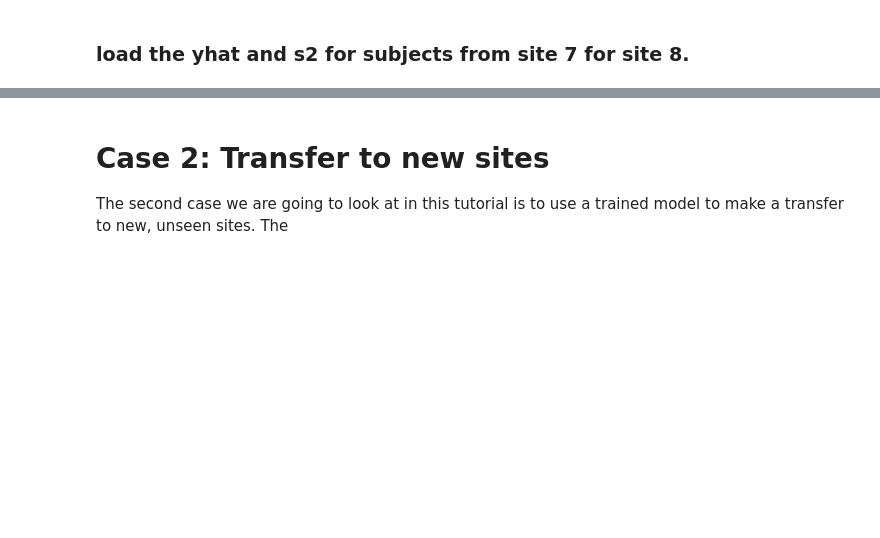
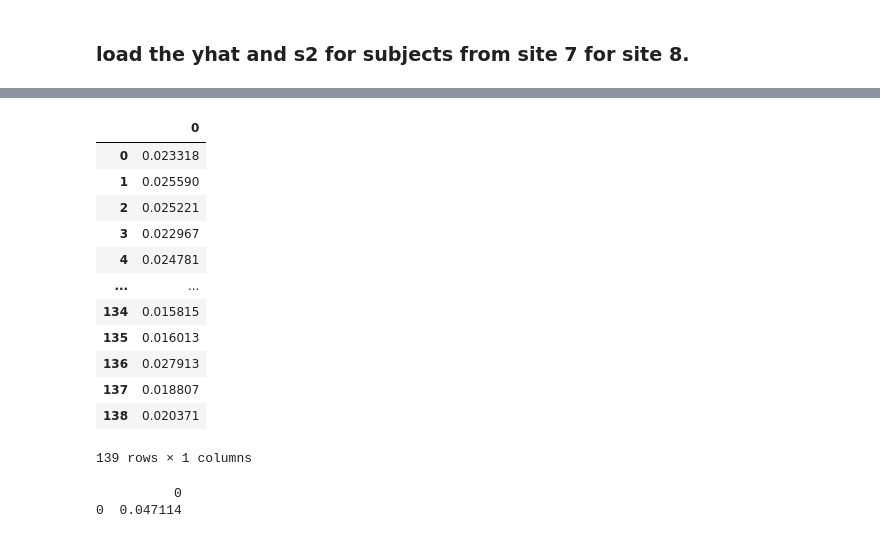
Before and after one commit to predictive-clinical-neuroscience/NM_educational_OHBM24, a Jupyter notebook: slot5_Bayer/03_HBR_site_effects_normative_modelling.ipynb, the cells around one changed output, grey strips where cells are left out. Cells and saved outputs as stored; diff of their text form; code cells hidden in the pictures; blank space fills up the shorter version.

```diff
--- a/slot5_Bayer/03_HBR_site_effects_normative_modelling.ipynb
+++ b/slot5_Bayer/03_HBR_site_effects_normative_modelling.ipynb
@@ -367,8 +737,20 @@ ptk.normative.fit(covfile=covfile,
 # %%
-yhat_forward = ldpkl(os.path.join(processing_dir, "yhat_forward.pkl"))
-yhat_forward
+yhat_transfer = ldpkl(os.path.join(processing_dir, "yhat_transfer1.pkl"))
+yhat_transfer
+
+ys2_transfer = ldpkl(os.path.join(processing_dir, "ys2_transfer1.pkl"))
+ys2_transfer
+# %% [output]
+|  | 0 |
+| 0 | 0.023318 |
+| 1 | 0.025590 |
+| 2 | 0.025221 |
+| 3 | 0.022967 |
+| 4 | 0.024781 |
+| ... | ... |
+| 134 | 0.015815 |
+| 135 | 0.016013 |
+| 136 | 0.027913 |
+| 137 | 0.018807 |
+| 138 | 0.020371 |
+139 rows × 1 columns
-# %% [markdown]
-# Case 2: Transfer to new sites
-
-The second case we are going to look at in this tutorial is to use a trained model to make a transfer to new, unseen sites.
-The
@@ -384,0 +757,6 @@ ptk.normative.transfer(covfile=testcovfile_path,
+# %%
+EV = pd.read_pickle(os.path.join(processing_dir, 'EXPV_transfer2.pkl'))
+print(EV)
+# %% [output]
+          0
+0  0.047114
```
Also changed, not shown: parts of 53 cells of this notebook.
